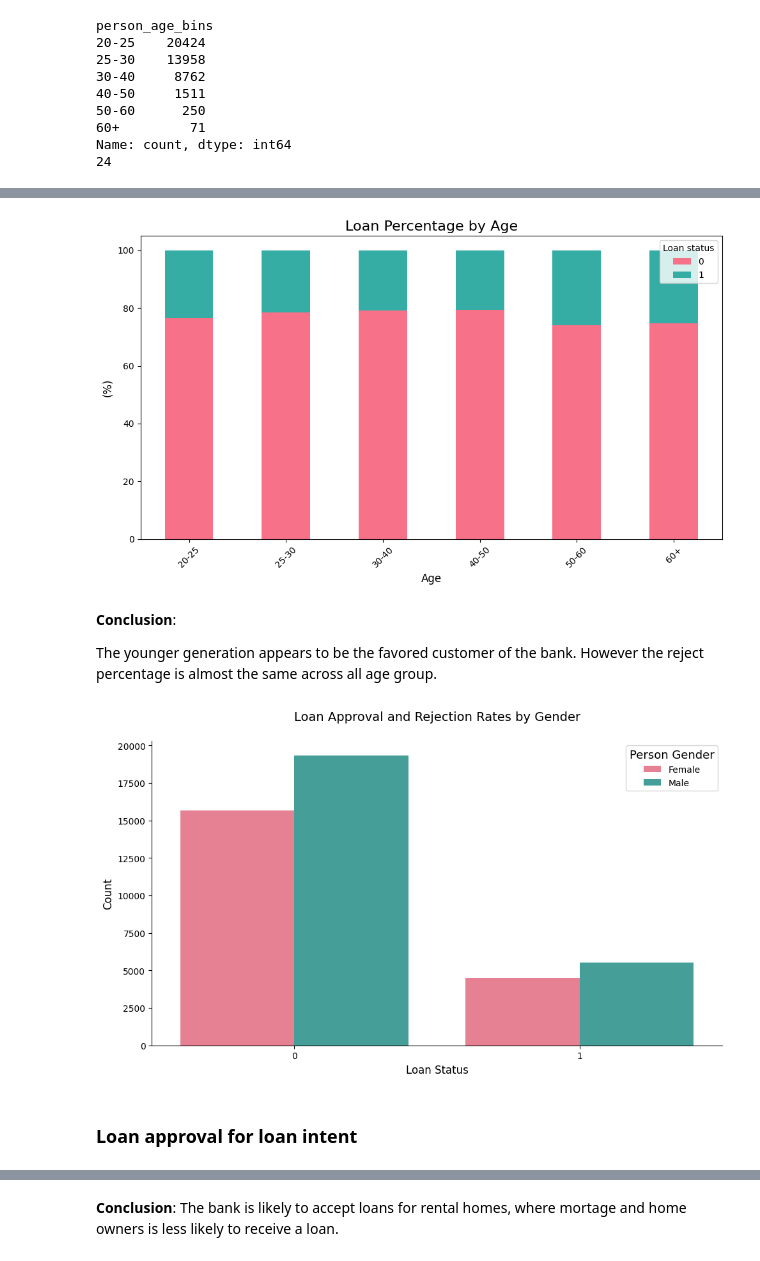
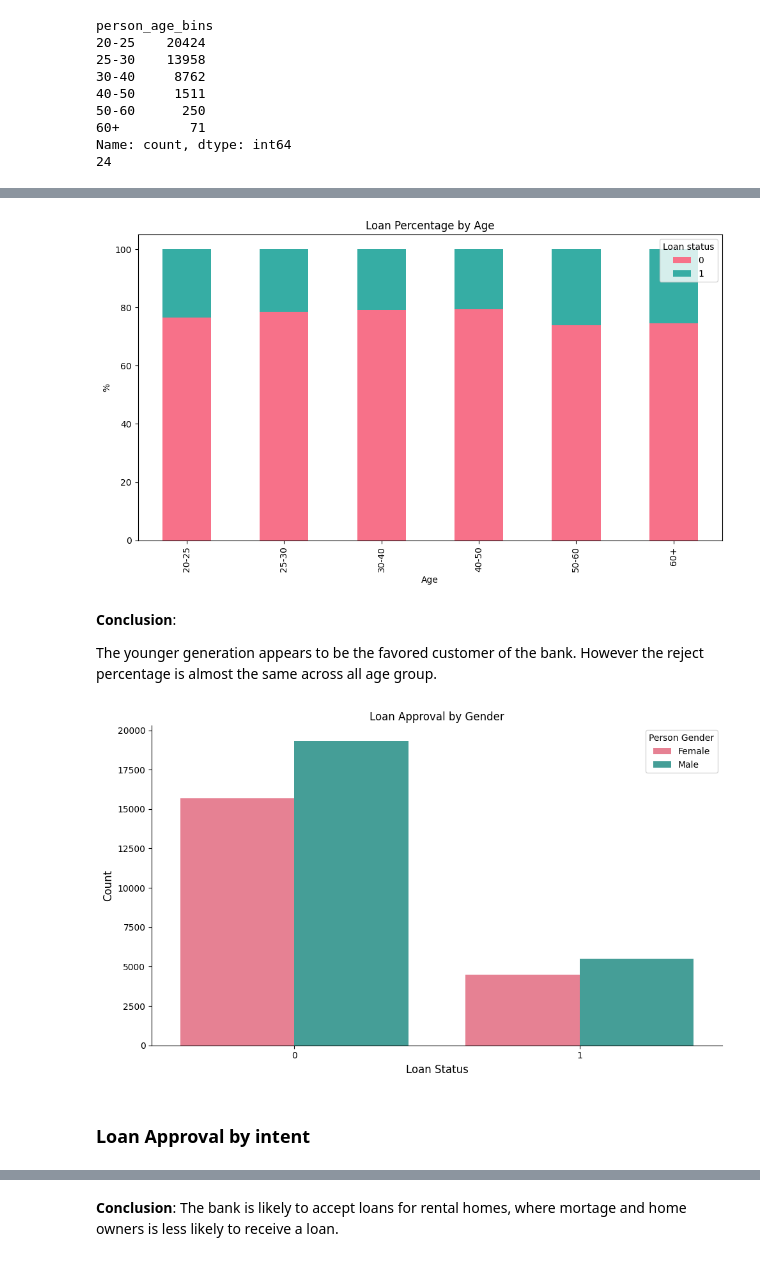
Before and after one commit to perryfalcon0410/Loan-Approval-Analysis, a Jupyter notebook: Loan_approval_analysis.ipynb, the cells around one changed output, grey strips where cells are left out. Saved outputs shown, nothing was run; the diff lists cells and outputs as text; code cells hidden in the pictures.

```diff
--- a/Loan_approval_analysis.ipynb
+++ b/Loan_approval_analysis.ipynb
@@ -135,7 +133,7 @@ fig, axes = plt.subplots(2, 3, figsize=(20, 8))
 
 for ax, (col, label) in zip(axes.flat, plot_cat):
     sns.countplot(x=col, data=df, ax=ax)
-    ax.set_title(f"{label} Distribution", fontsize=13)
+    ax.set_title(f"{label} Distribution")
     ax.set_xlabel(label)
     ax.set_ylabel("count")
     ax.tick_params(axis='x')
@@ -152,6 +150,5 @@ plt.show()
 # %%
-# Define numeric column details as tuples
-numeric_details = [
+num_cols = [
     ("person_age", "Person Age"),
     ("person_income", "Person Income"),
     ("person_emp_exp", "Years of Employment Experience"),
@@ -161,21 +158,17 @@ numeric_details = [
     ("credit_score", "Credit Score")
 ]
 
-# Create subplots
 fig, axes = plt.subplots(2, 4, figsize=(16, 8), constrained_layout=True)
 
-# Iterate over numeric columns and plot histograms with KDE
-for ax, (col, label) in zip(axes.flat, numeric_details):
+for ax, (col, label) in zip(axes.flat, num_cols):
     sns.histplot(data=df, x=col, kde=True, bins=30, ax=ax, color="skyblue")
-    ax.set_title(f"Distribution of {label}", fontsize=12)
+    ax.set_title(f"Distribution of {label}")
     ax.set_xlabel(label)
     ax.set_ylabel("Count")
 
-# Remove any remaining unused axes
-for ax in axes.flat[len(numeric_details):]:
+for ax in axes.flat[len(num_cols):]:
     ax.remove()
 
-# Final adjustments and display
 sns.despine()
 plt.show()
 # %% [output]
@@ -185,19 +176,9 @@ plt.show()
 # %%
-num_cols = [
-    ("person_age", "Age"),
-    ("person_income", "Income"),
-    ("person_emp_exp", "Experience"),
-    ("loan_amnt", "Loan Amount"),
-    ("loan_int_rate", "Loan Interest"),
-    ("loan_percent_income", "Loan Percent Income"),
-    ("credit_score", "Credit Score")
-]
-
 fig, axes = plt.subplots(2, 4, figsize=(16, 8), constrained_layout=True)
 
 for ax, (col, label) in zip(axes.flat, num_cols):
     sns.boxplot(data=df, x=col, ax=ax)
-    ax.set_title(f"Boxplot of {label}", fontsize=12)
+    ax.set_title(f"Boxplot of {label}")
     ax.set_xlabel(label)
     ax.set_ylabel("")
 
@@ -294,16 +273,15 @@ loan_percentage_by_age.plot(
     color=sns.color_palette('husl', n_colors=loan_percentage_by_age.shape[1])
 )
 
-plt.title('Loan Percentage by Age', fontsize=16)
-plt.xlabel('Age', fontsize=12)
-plt.ylabel('(%)', fontsize=12)
-plt.xticks(rotation=45)
-plt.legend(title='Loan status', fontsize=10)
+plt.title('Loan Percentage by Age')
+plt.xlabel('Age')
+plt.ylabel('%')
+plt.legend(title='Loan status')
 
 plt.tight_layout()
 plt.show()
 # %% [output]
-[figure, old version]
+[figure, new version]
 # %% [markdown]
 **Conclusion**:
 
@@ -311,33 +289,32 @@ The younger generation appears to be the favored customer of the bank. However t
 # %%
 gender_loan = df.groupby(["person_gender", "loan_status"]).size().reset_index(name="count")
 
 plt.figure(figsize=(10, 6))
 sns.barplot(
     x="loan_status",
     y="count",
     hue="person_gender",
     data=gender_loan,
     palette="husl"
 )
 
 plt.xlabel("Loan Status", fontsize=12)
 plt.ylabel("Count", fontsize=12)
 
 handles, labels = plt.gca().get_legend_handles_labels()
 labels = [label.capitalize() for label in labels]
-plt.legend(handles, labels, title="Person Gender", title_fontsize=13)
+plt.legend(handles, labels, title="Person Gender")
 
-plt.title("Loan Approval and Rejection Rates by Gender", fontsize=14, y=1.05)
+plt.title("Loan Approval by Gender")
 
 sns.despine()
 plt.tight_layout()
 
-# Display the plot
 plt.show()
 # %% [output]
-[figure, old version]
+[figure, new version]
 # %% [markdown]
-### Loan approval for loan intent
+### Loan Approval by intent
 # %%
 loan_intent_df = (
     df.groupby('loan_intent')['loan_status']
```
Also changed, not shown: parts of 22 cells of this notebook.
